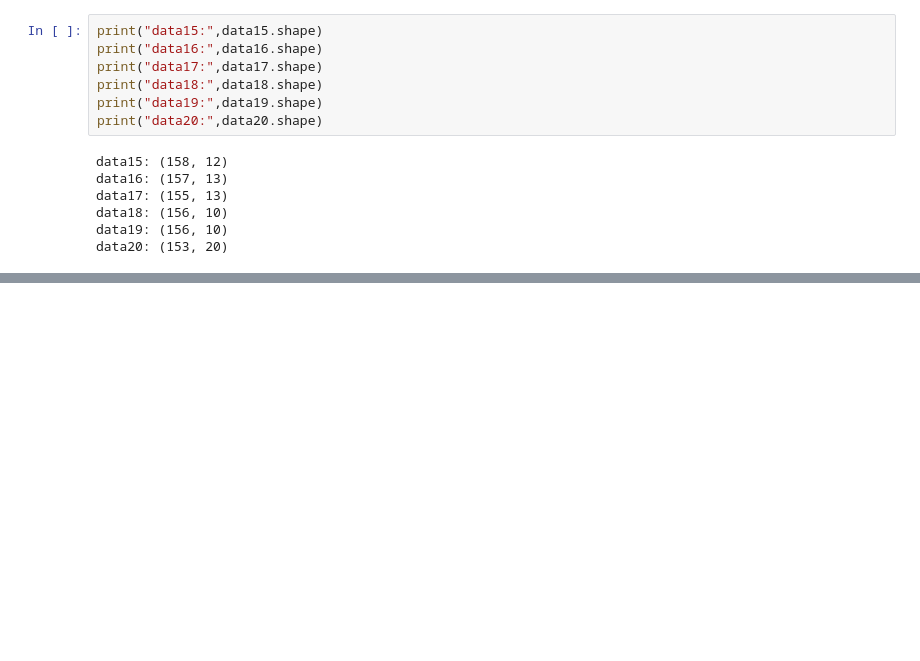
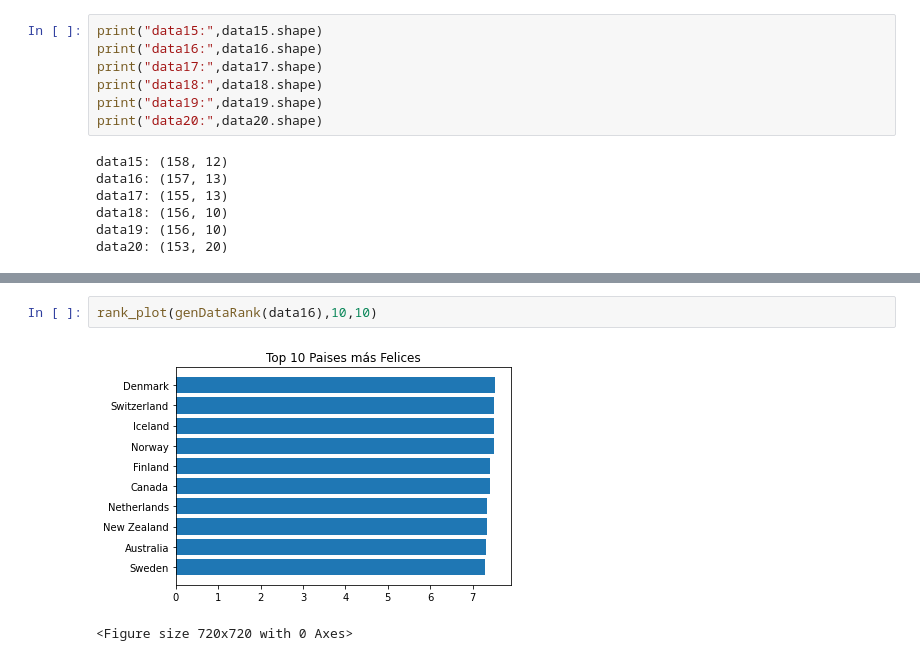
Before and after one commit to ronnygomez/desafio2, a Jupyter notebook: Desafio2_base.ipynb, the cells around one changed output, grey strips where cells are left out. Drawn from its saved outputs; the diff is of its cells as text; blank space fills up the shorter version.

```diff
--- a/Desafio2_base.ipynb
+++ b/Desafio2_base.ipynb
@@ -157,0 +168,5 @@ data20: (153, 20)
+# %%
+rank_plot(genDataRank(data16),10,10)
+# %% [output]
+[figure, added]
+<Figure size 720x720 with 0 Axes>
```
Also changed, not shown: parts of 22 cells of this notebook.
